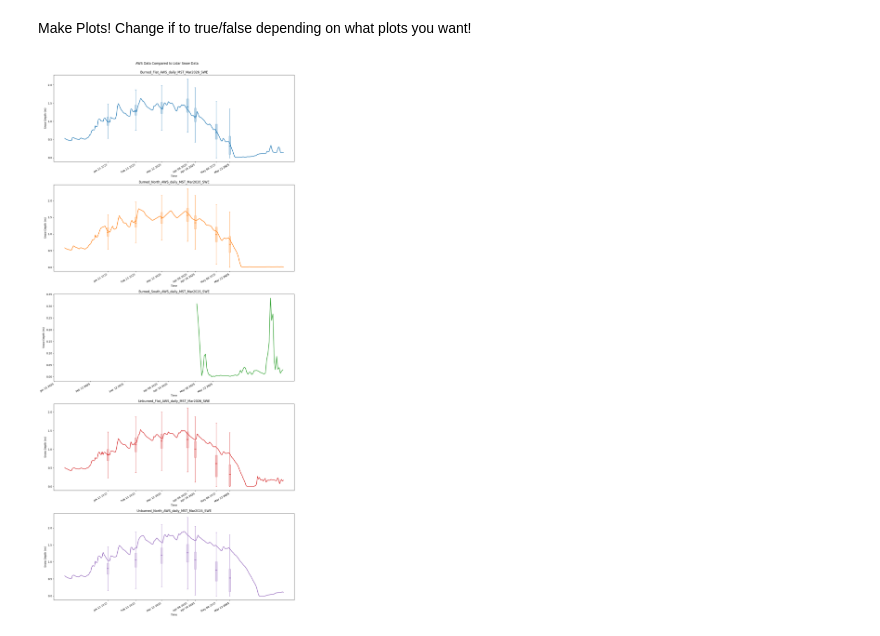
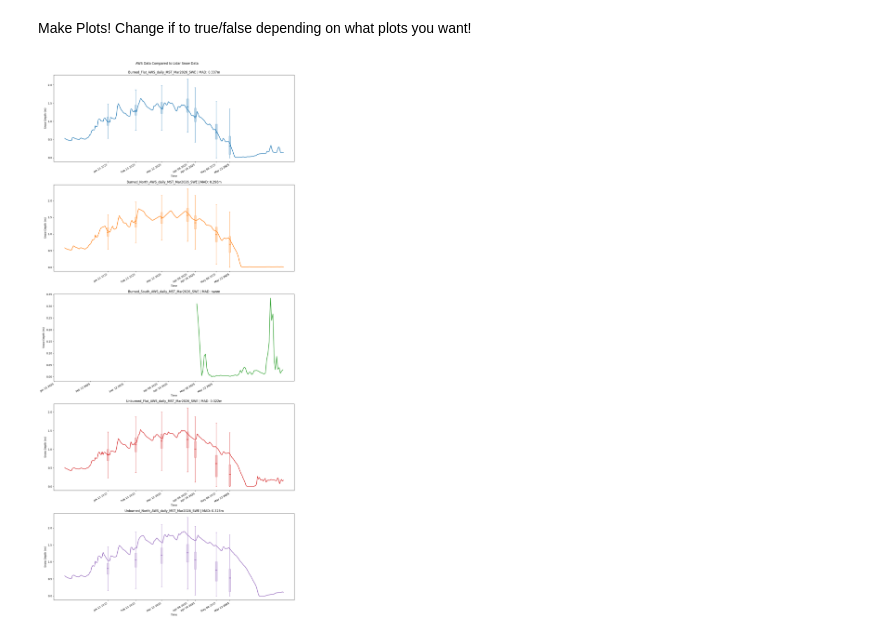
Before and after one commit to ZaneSoCool/Snowfall2026Internship, a Jupyter notebook: SnowDepthCharting.ipynb, the cells around one changed output. Drawn from its saved outputs; the diff is of its cells as text; code cells hidden in the pictures.

Commit message:
now calculates MAD

```diff
--- a/SnowDepthCharting.ipynb
+++ b/SnowDepthCharting.ipynb
@@ -370,34 +370,39 @@ if(True):
                 lidar_depths.append(depths[stationMask])
                 positions.append(mdates.date2num(date))
 
+                #calculate MAD and put it into the title
+                allDepths = np.concatenate(lidar_depths)
+                mad = np.median(np.abs(allDepths - np.median(allDepths)))
+                ax.set_title(f"{file.stem} | MAD: {mad:.3f}m")
+
         #create actual plot and set its details
         bp = ax.boxplot(
             lidar_depths,
             positions=positions,
             widths=2,
             patch_artist=True,
             showfliers=False
         )
 
         #color in boxplots
         for box in bp["boxes"]:
             box.set(facecolor=color, edgecolor=color, alpha=0.35)
         for whisker in bp["whiskers"]:
             whisker.set(color=color)
         for cap in bp["caps"]:
             cap.set(color=color)
         for median in bp["medians"]:
             median.set(color=color, linewidth=2)
 
         ax.xaxis.set_major_formatter(mdates.DateFormatter("%b %d %Y")) #formats x axis months
         ax.set_xlabel("Time")
         ax.set_ylabel("Snow Depth (m)")
-        ax.set_title(file.stem)
+        #ax.set_title(file.stem)
 
         plt.setp(ax.xaxis.get_majorticklabels(), rotation=30, ha='right')  #sets up months along bottom
 
     fig.suptitle("AWS Data Compared to Lidar Snow Data", y=1.0)
     plt.tight_layout()
     plt.show()
 # %% [output]
-[figure, old version]
+[figure, new version]
```
